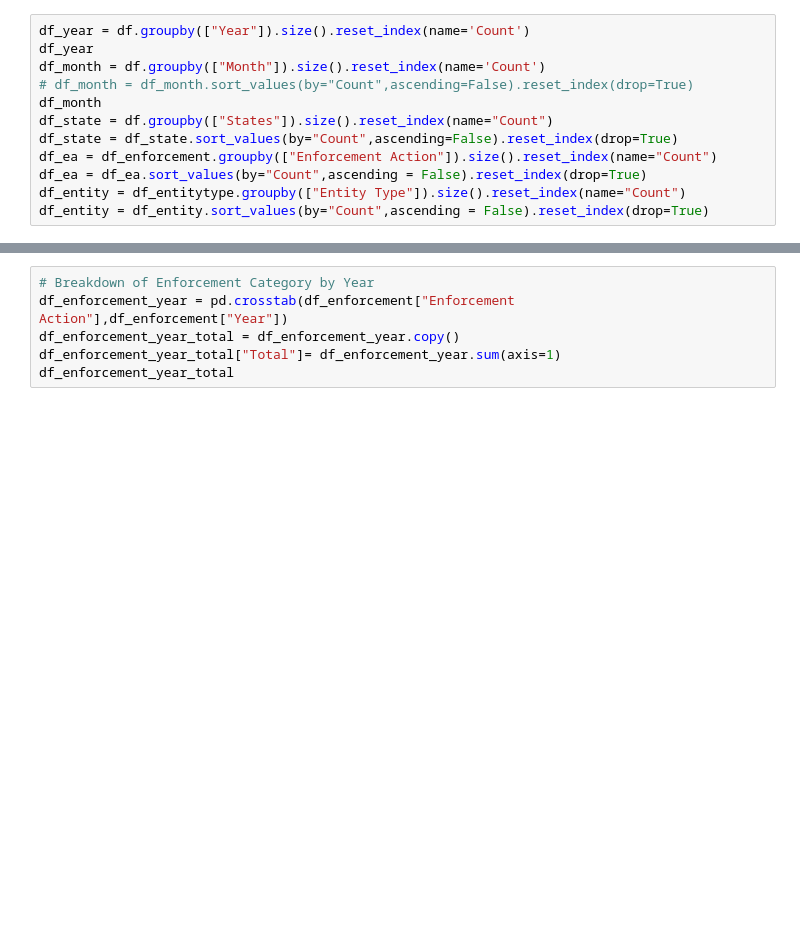
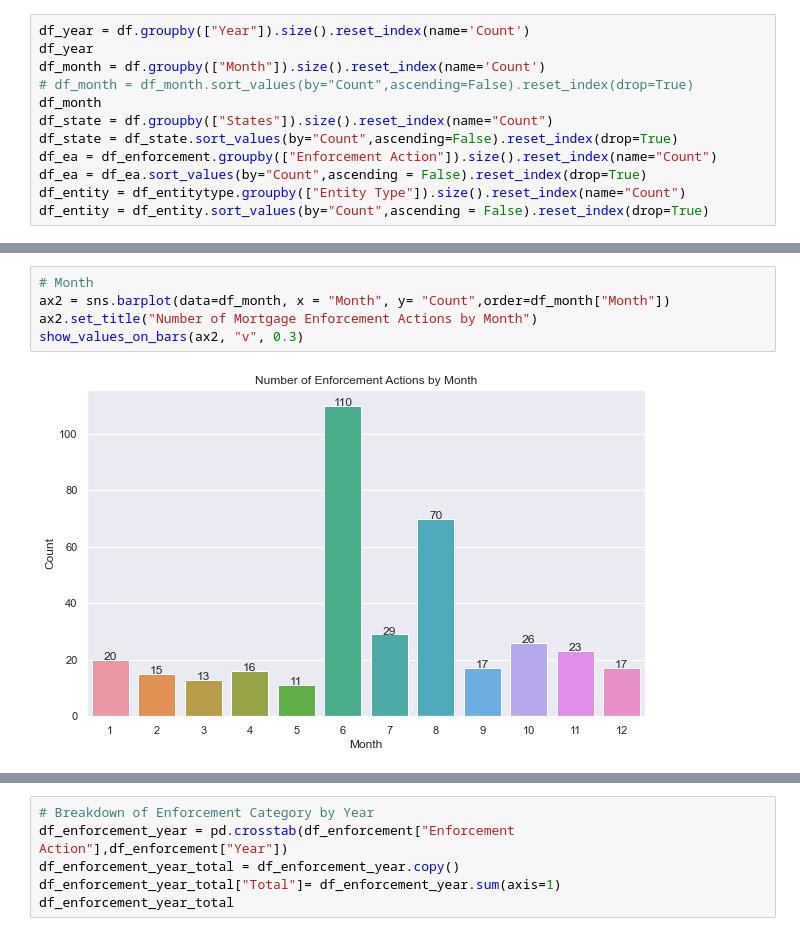
Before and after one commit to ChavezCheong/APL2021_DataPlus, a Jupyter notebook: Data_Collection/MA_analysis.ipynb, the cells around one changed output, grey strips where cells are left out. Drawn from its saved outputs; the diff is of its cells as text; blank space fills up the shorter version.

```diff
--- a/Data_Collection/MA_analysis.ipynb
+++ b/Data_Collection/MA_analysis.ipynb
@@ -310,0 +216,7 @@ df_entity = df_entity.sort_values(by="Count",ascending = False).reset_index(drop
+# %%
+# Month
+ax2 = sns.barplot(data=df_month, x = "Month", y= "Count",order=df_month["Month"])
+ax2.set_title("Number of Mortgage Enforcement Actions by Month")
+show_values_on_bars(ax2, "v", 0.3)
+# %% [output]
+[figure, added]
```
Also changed, not shown: parts of 37 cells of this notebook.
